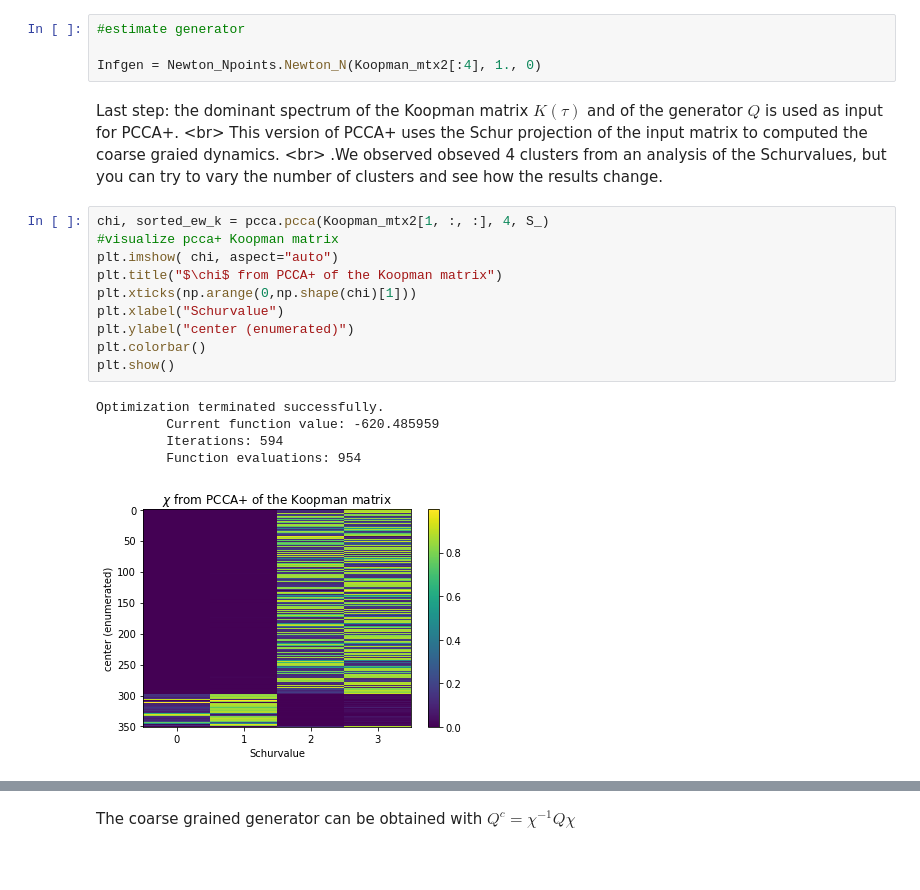
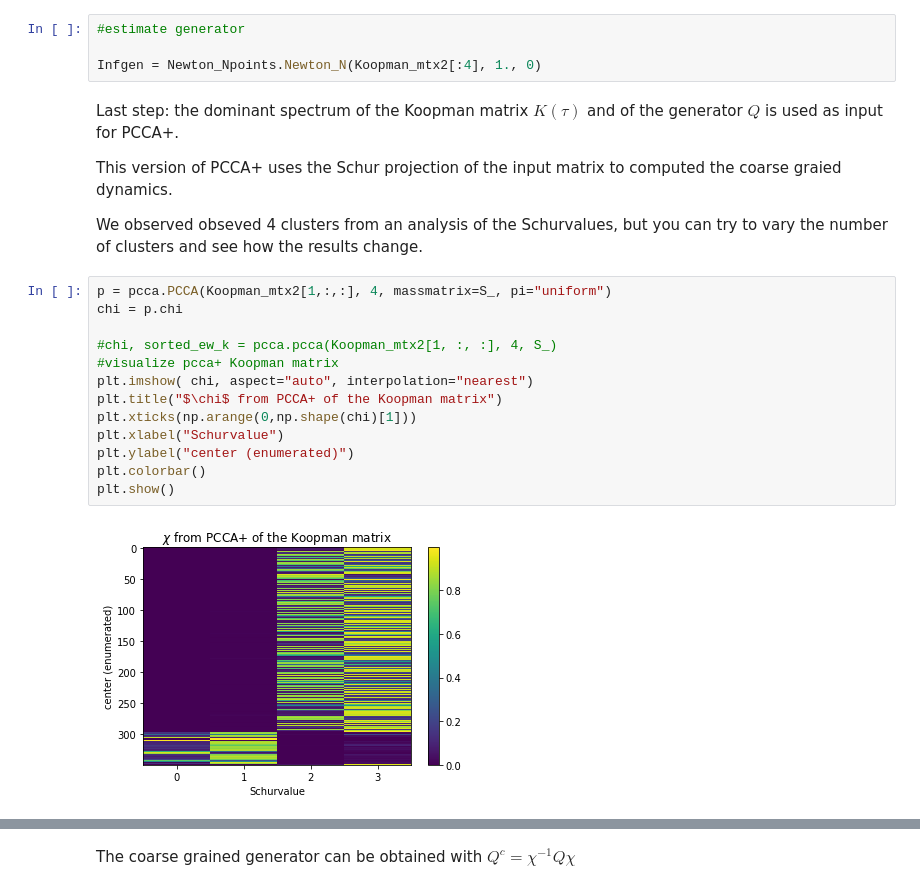
Before and after one commit to zib-cmd/cmdtools, a Jupyter notebook: src/cmdtools/systems/diala_picking_algorithm/tutorial_diala_picking_algorithm.ipynb, the cells around one changed output, grey strips where cells are left out. Cells and saved outputs as stored; diff of their text form; blank space fills up the shorter version.

```diff
--- a/src/cmdtools/systems/diala_picking_algorithm/tutorial_diala_picking_algorithm.ipynb
+++ b/src/cmdtools/systems/diala_picking_algorithm/tutorial_diala_picking_algorithm.ipynb
@@ -63,21 +77,24 @@ Now we can apply the Newton's polynomial extrapolation method to the set of Koop
 
 Infgen = Newton_Npoints.Newton_N(Koopman_mtx2[:4], 1., 0)
 # %% [markdown]
-Last step: the dominant spectrum of the Koopman matrix $K(\tau)$ and of the generator $Q$ is used as input for PCCA+. <br\> This version of PCCA+ uses the Schur projection of the input matrix to computed the coarse graied dynamics. <br\> .We observed obseved 4 clusters from an analysis of the Schurvalues, but you can try to vary the number of clusters and see how the results change.
+Last step: the dominant spectrum of the Koopman matrix $K(\tau)$ and of the generator $Q$ is used as input for PCCA+.
+
+This version of PCCA+ uses the Schur projection of the input matrix to computed the coarse graied dynamics.
+
+We observed obseved 4 clusters from an analysis of the Schurvalues, but you can try to vary the number of clusters and see how the results change.
 # %%
-chi, sorted_ew_k = pcca.pcca(Koopman_mtx2[1, :, :], 4, S_)
+p = pcca.PCCA(Koopman_mtx2[1,:,:], 4, massmatrix=S_, pi="uniform")
+chi = p.chi
+
+#chi, sorted_ew_k = pcca.pcca(Koopman_mtx2[1, :, :], 4, S_)
 #visualize pcca+ Koopman matrix
-plt.imshow( chi, aspect="auto")
+plt.imshow( chi, aspect="auto", interpolation="nearest")
 plt.title("$\chi$ from PCCA+ of the Koopman matrix")
 plt.xticks(np.arange(0,np.shape(chi)[1]))
 plt.xlabel("Schurvalue")
 plt.ylabel("center (enumerated)")
 plt.colorbar()
 plt.show()
 # %% [output]
-Optimization terminated successfully.
-         Current function value: -620.485959
-         Iterations: 594
-         Function evaluations: 954
-[figure, old version]
+[figure, new version]
 # %%
```
Also changed, not shown: parts of 7 cells of this notebook, 2 other files.
